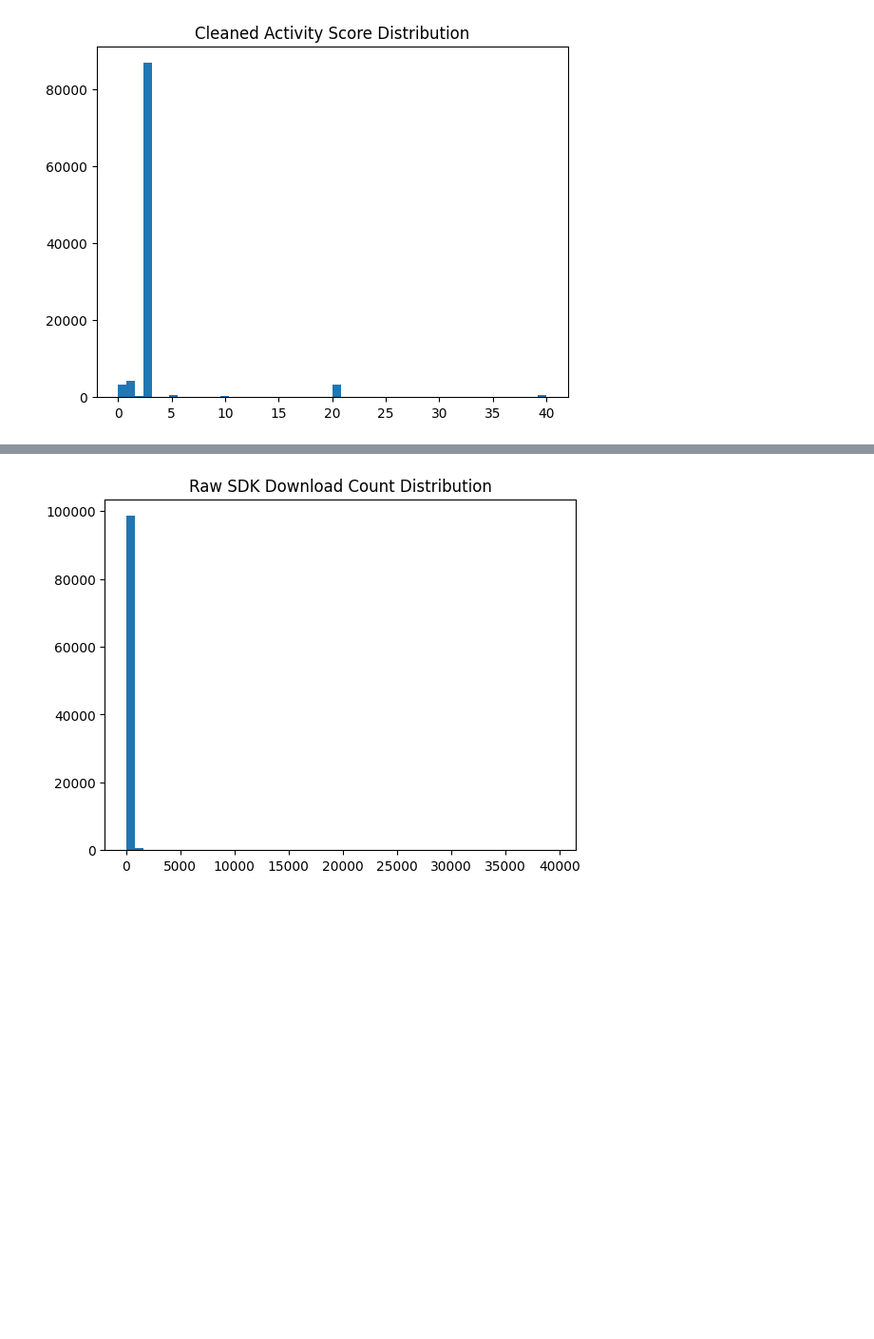
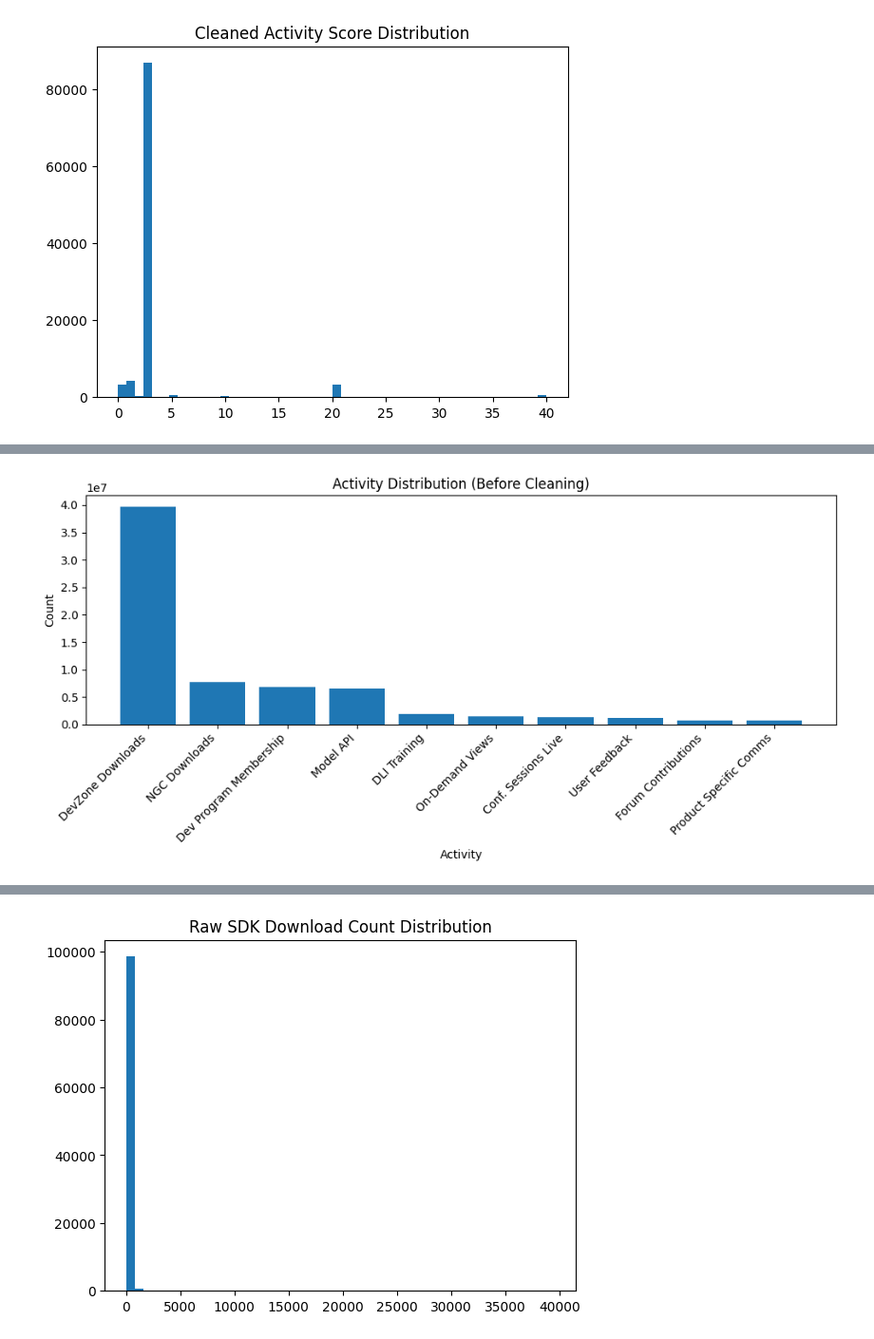
Before and after one commit to WBDoran/Spring2026_IndustryProject, a Jupyter notebook: Cleaning.ipynb, the cells around one changed output, grey strips where cells are left out. Shown at 95% size. Cells and saved outputs as stored; diff of their text form; code cells hidden in the pictures; blank space fills up the shorter version.

```diff
--- a/Cleaning.ipynb
+++ b/Cleaning.ipynb
@@ -1186,9 +1246,23 @@ plt.show()
 # %%
+# BEFORE CLEANING
 raw_cat = con.execute("""
-SELECT activity, COUNT(*) as cnt
+SELECT
+    activity AS activity_category,
+    COUNT(*) AS cnt
 FROM activity_clean
-GROUP BY activity
+GROUP BY 1
 ORDER BY cnt DESC
 LIMIT 10
 """).fetchdf()
+
+plt.figure(figsize=(10,5))
+plt.bar(raw_cat["activity_category"], raw_cat["cnt"])
+plt.title("Activity Distribution (Before Cleaning)")
+plt.xlabel("Activity")
+plt.ylabel("Count")
+plt.xticks(rotation=45, ha="right")
+plt.tight_layout()
+plt.show()
+# %% [output]
+[figure, added]
 # %%
```
Also changed, not shown: parts of 4 cells of this notebook.
